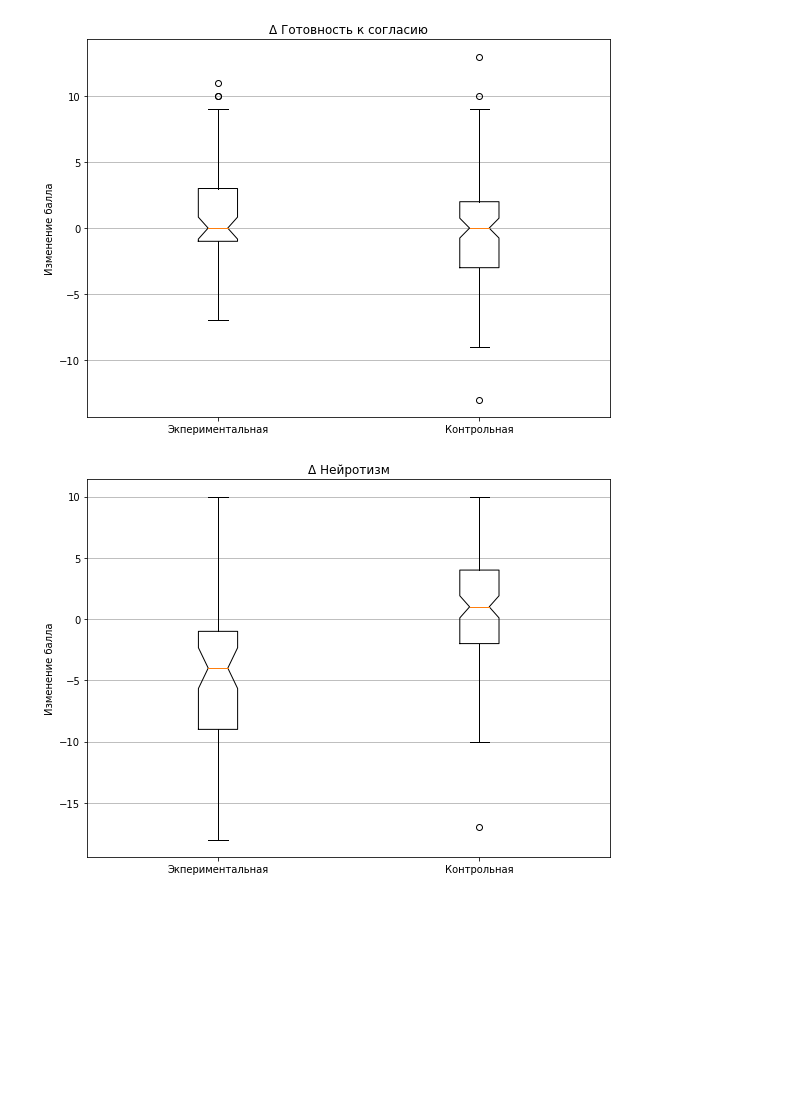
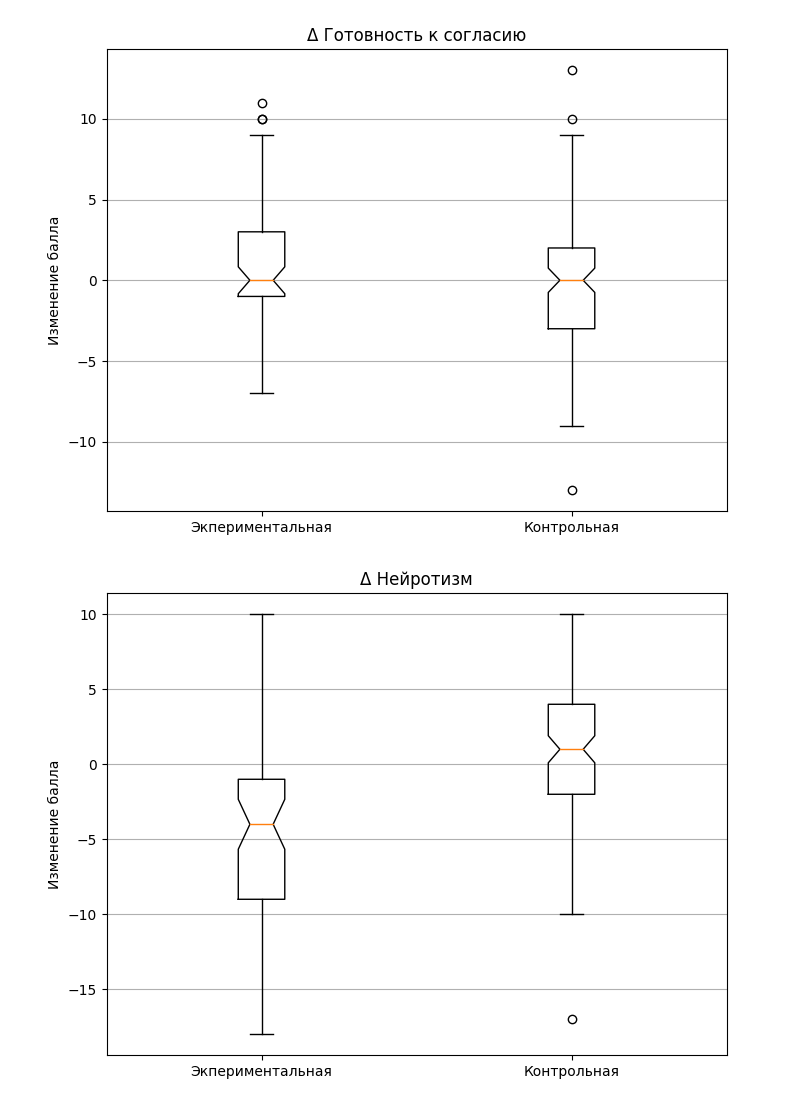
Before and after one commit to Maxstan95/showcase, a Jupyter notebook: Untitled.ipynb, the cells around one changed output. Saved outputs shown, nothing was run; the diff lists cells and outputs as text; code cells hidden in the pictures; blank space fills up the shorter version.

```diff
--- a/Untitled.ipynb
+++ b/Untitled.ipynb
@@ -18,7 +18,6 @@ for i in exp_delta_df.columns[4:]:
     ax.grid(True, axis='y')
     bp = ax.boxplot(data_to_plot, notch=True)
     ax.set_xticklabels(['Экпериментальная','Контрольная'])
-    fig.tight_layout()
     ax.set_ylabel('Изменение балла')
     plt.show()
 # %% [output]
@@ -28,2 +27,2 @@ for i in exp_delta_df.columns[4:]:
-[figure, old version]
+[figure, new version]
-[figure, old version]
+[figure, new version]
```
Also changed, not shown: parts of 1 cell of this notebook.
